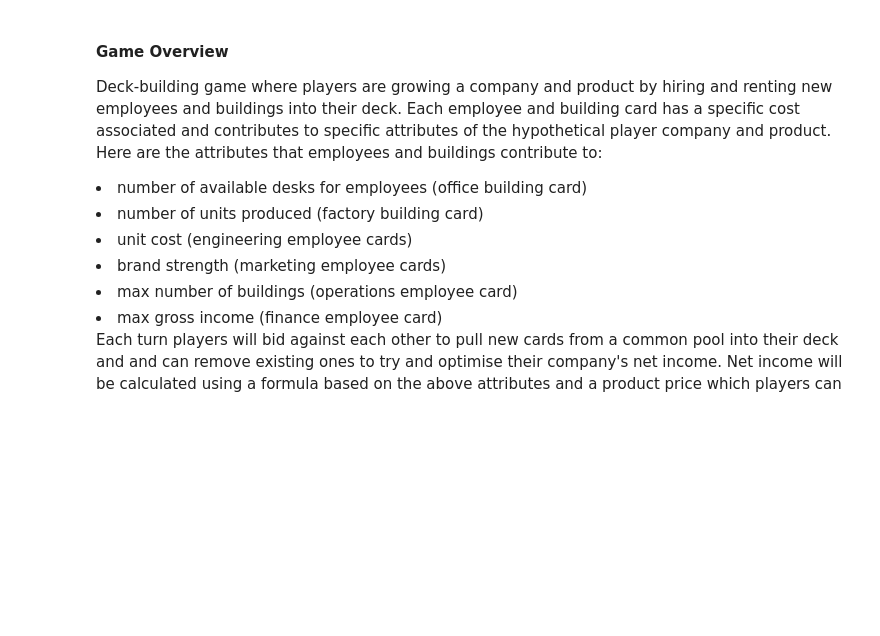
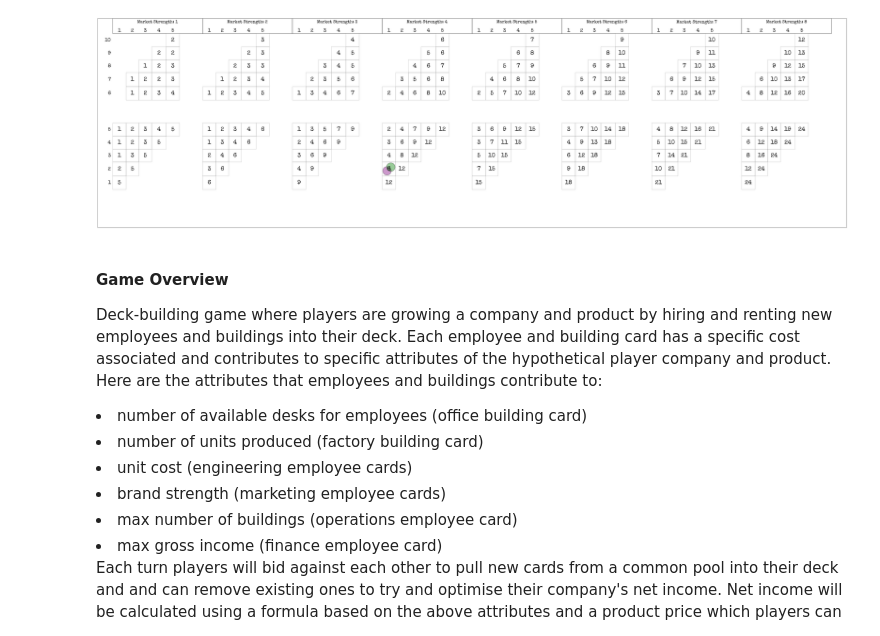
Before and after one commit to michaeldowd2/game, a Jupyter notebook: find_optimal_hands.ipynb, the cells around one changed output. Saved outputs shown, nothing was run; the diff lists cells and outputs as text; code cells hidden in the pictures; blank space fills up the shorter version.

Commit message:
update turn run

```diff
--- a/find_optimal_hands.ipynb
+++ b/find_optimal_hands.ipynb
@@ -1,11 +1,15 @@
 # %%
 from classes import *
-
 settings = GameSettings(
     market_strength_to_demand = {1:5,2:6,3:9,4:12,5:15,6:18,7:21,8:24},
-    player_no_to_market_strength_range = {2:(1,2,4), 3:(2,3,6), 4:(3,4,8)}
+    player_no_to_market_strength_range = {1:(1,2,3), 2:(1,2,4), 3:(2,3,6), 4:(3,4,8)},
+    price_to_price_des = {3:5,4:4,5:3,6:2,7:1},
+    office_to_desk = 2, # how many desks does each office building have (limits max employees)
+    office_cost = 1, # how much do office cards cost each turn
+    factory_to_prod = 3, # how much do factories produce (limits units that can be sold)
+    factory_cost = 2, # how much do factories cost each turn
 )
-
-game = Game(settings, no_players = 2, theme = 'theme_0')
 # %%
-game.run_turn(render = True, debug = 1)
+game = Game(settings, no_players = 2, shuffle = False, theme = 'theme_0')
+for i in range(2):
+    game.run_turn(render = False, debug = 2)
@@ -12,3 +34,7 @@ game.run_turn(render = True, debug = 1)
+# %%
+game.market.render(None, '', [1,1])
+# %% [output]
+[figure, added]
 # %% [markdown]
 <h4>Game Overview</h4>
 <p>Deck-building game where players are growing a company and product by hiring and renting new employees and buildings into their deck. Each employee and building card has a specific cost associated and contributes to specific attributes of the hypothetical player company and product. Here are the attributes that employees and buildings contribute to:</p>
```
Also changed, not shown: parts of 1 cell of this notebook, 1 other file.
